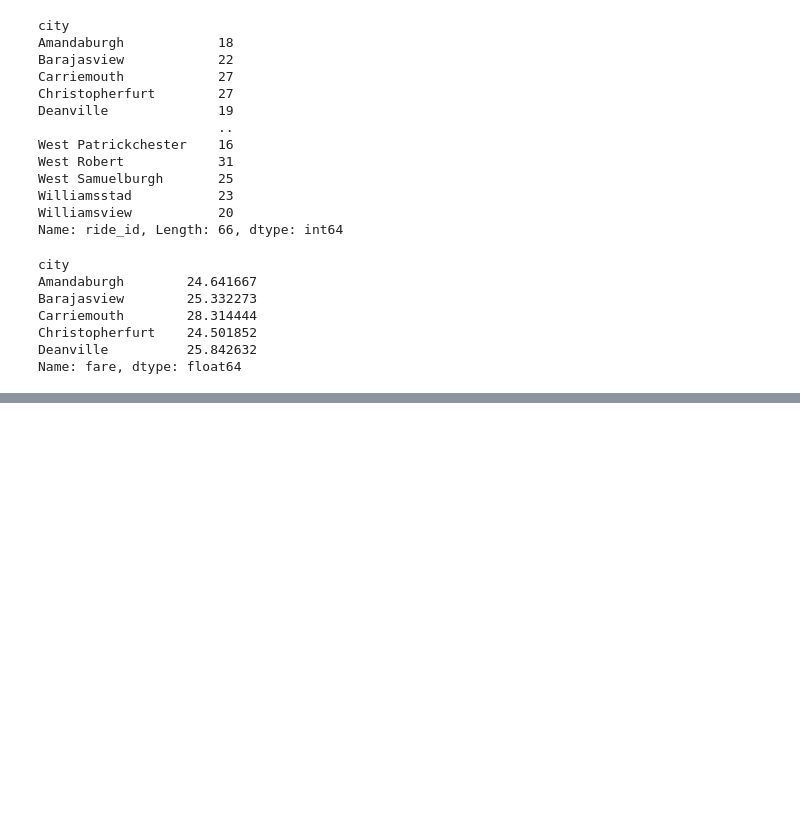
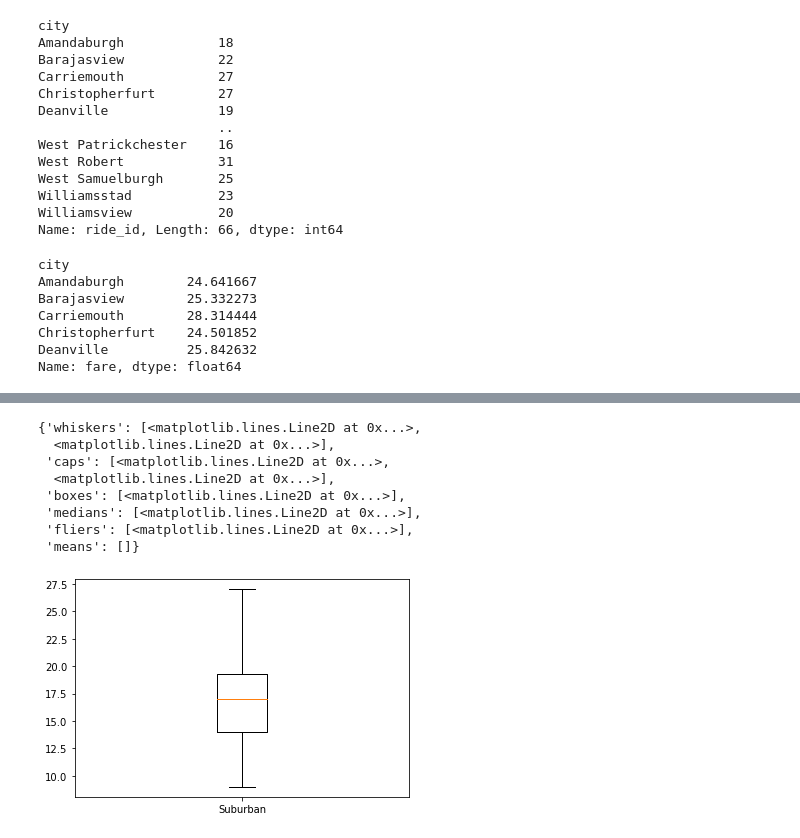
Before and after one commit to lnshewmo/PyBer_Analysis, a Jupyter notebook: PyBer.ipynb, the cells around one changed output, grey strips where cells are left out. Cells and saved outputs as stored; diff of their text form; code cells hidden in the pictures; blank space fills up the shorter version.

```diff
--- a/PyBer.ipynb
+++ b/PyBer.ipynb
@@ -342,0 +534,15 @@ plt.show()
+# %%
+# skill drill 5.4.4 - suburban and rural
+x_labels = ["Suburban"]
+fig, ax = plt.subplots()
+ax.boxplot(suburban_count, labels=x_labels)
+# %% [output]
+{'whiskers': [<matplotlib.lines.Line2D at 0x...>,
+  <matplotlib.lines.Line2D at 0x...>],
+ 'caps': [<matplotlib.lines.Line2D at 0x...>,
+  <matplotlib.lines.Line2D at 0x...>],
+ 'boxes': [<matplotlib.lines.Line2D at 0x...>],
+ 'medians': [<matplotlib.lines.Line2D at 0x...>],
+ 'fliers': [<matplotlib.lines.Line2D at 0x...>],
+ 'means': []}
+[figure, added]
```
Also changed, not shown: parts of 38 cells of this notebook.
